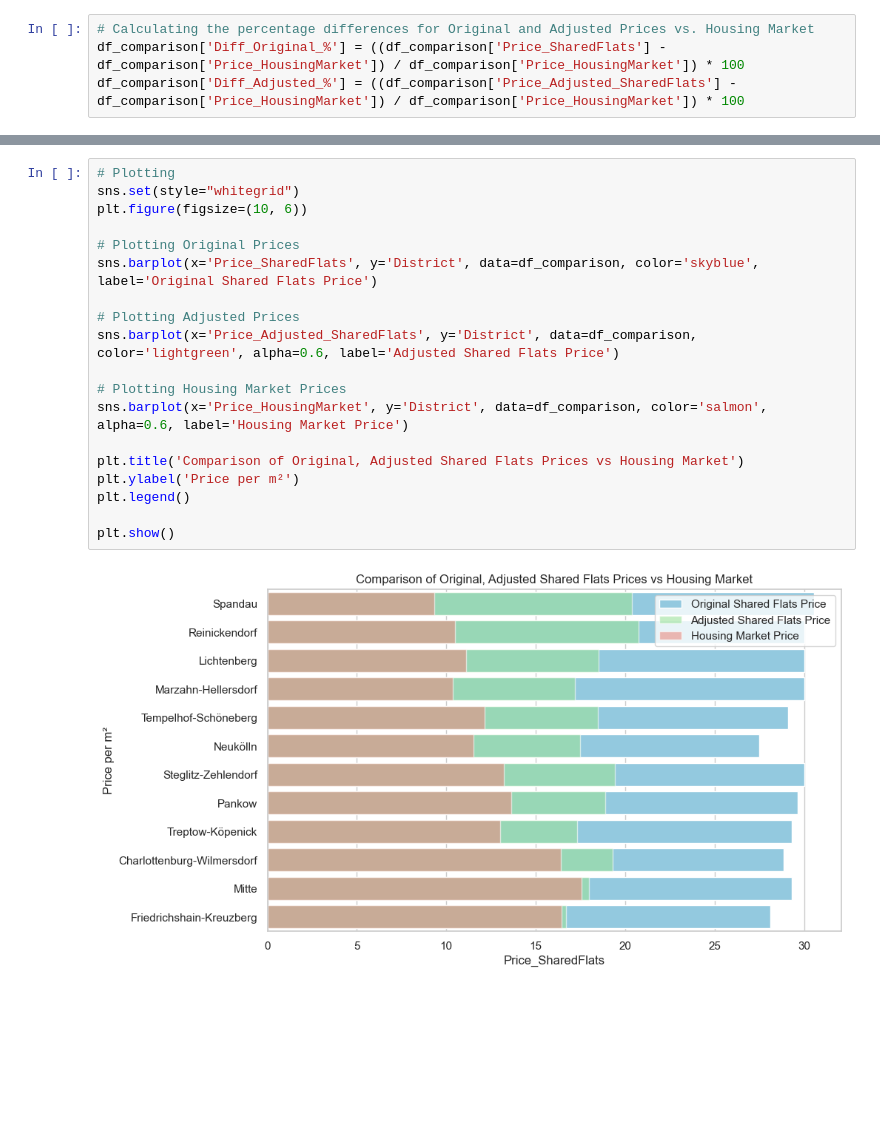
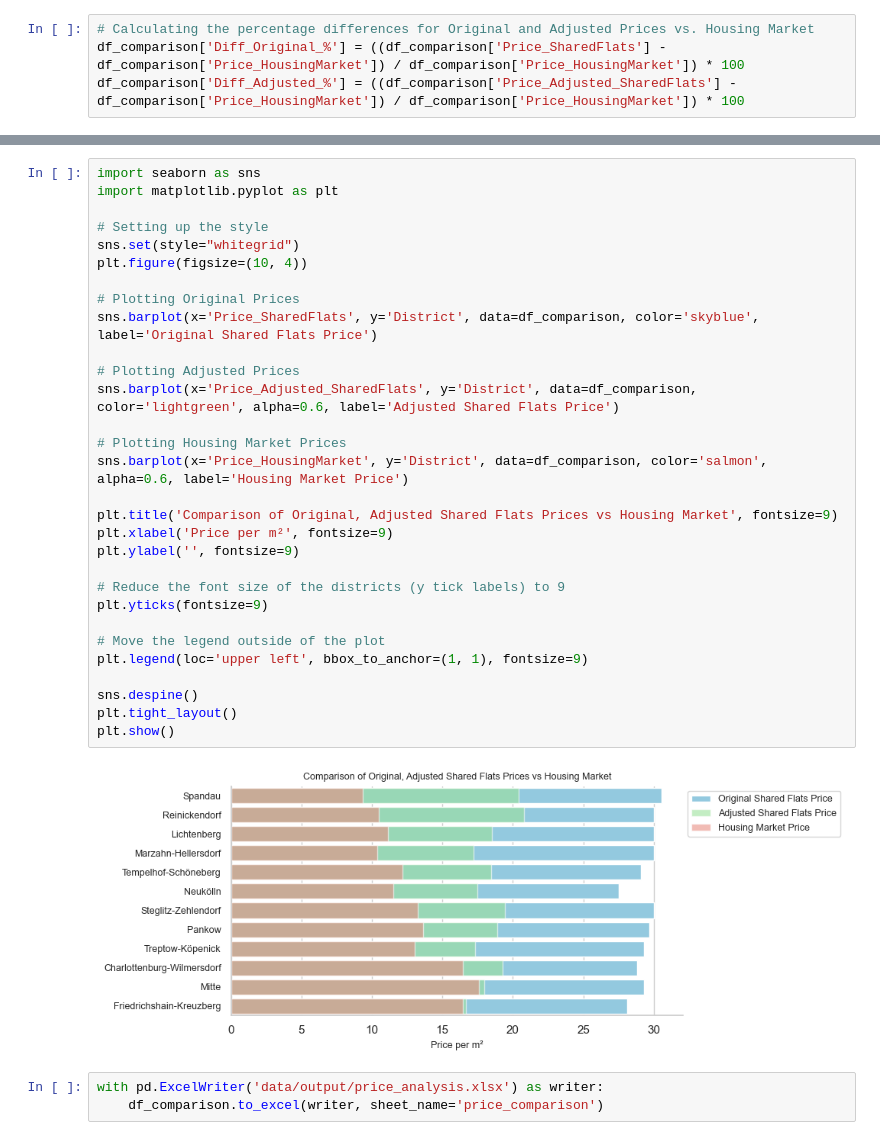
Before and after one commit to pascals00/WG-Gesucht, a Jupyter notebook: DataAnalysis/PriceAnalysis.ipynb, the cells around one changed output, grey strips where cells are left out. Saved outputs shown, nothing was run; the diff lists cells and outputs as text; blank space fills up the shorter version.

Commit message:
DEV: Finished Price Analyiss Notebook

```diff
--- a/DataAnalysis/PriceAnalysis.ipynb
+++ b/DataAnalysis/PriceAnalysis.ipynb
@@ -373,23 +417,37 @@ The highest difference in price per m2 adjusted from shared flats to housing mar
 | 7 | Treptow-Köpenick | 17.333243 | 13.029115 | 4.304128 | 33.034691 |
 | 9 | Charlottenburg-Wilmersdorf | 19.289296 | 16.424575 | 2.864721 | 17.441677 |
 # %%
-# Plotting
+import seaborn as sns
+import matplotlib.pyplot as plt
+
+# Setting up the style
 sns.set(style="whitegrid")
-plt.figure(figsize=(10, 6))
+plt.figure(figsize=(10, 4))
 
 # Plotting Original Prices
 sns.barplot(x='Price_SharedFlats', y='District', data=df_comparison, color='skyblue', label='Original Shared Flats Price')
 
 # Plotting Adjusted Prices
 sns.barplot(x='Price_Adjusted_SharedFlats', y='District', data=df_comparison, color='lightgreen', alpha=0.6, label='Adjusted Shared Flats Price')
 
 # Plotting Housing Market Prices
 sns.barplot(x='Price_HousingMarket', y='District', data=df_comparison, color='salmon', alpha=0.6, label='Housing Market Price')
 
-plt.title('Comparison of Original, Adjusted Shared Flats Prices vs Housing Market')
-plt.ylabel('Price per m²')
-plt.legend()
+plt.title('Comparison of Original, Adjusted Shared Flats Prices vs Housing Market', fontsize=9)
+plt.xlabel('Price per m²', fontsize=9)
+plt.ylabel('', fontsize=9)
 
+# Reduce the font size of the districts (y tick labels) to 9
+plt.yticks(fontsize=9)
+
+# Move the legend outside of the plot
+plt.legend(loc='upper left', bbox_to_anchor=(1, 1), fontsize=9)
+
+sns.despine()
+plt.tight_layout()
 plt.show()
 # %% [output]
-[figure, old version]
+[figure, new version]
+# %%
+with pd.ExcelWriter('data/output/price_analysis.xlsx') as writer:
+    df_comparison.to_excel(writer, sheet_name='price_comparison')
```
Also changed, not shown: parts of 5 cells of this notebook.
